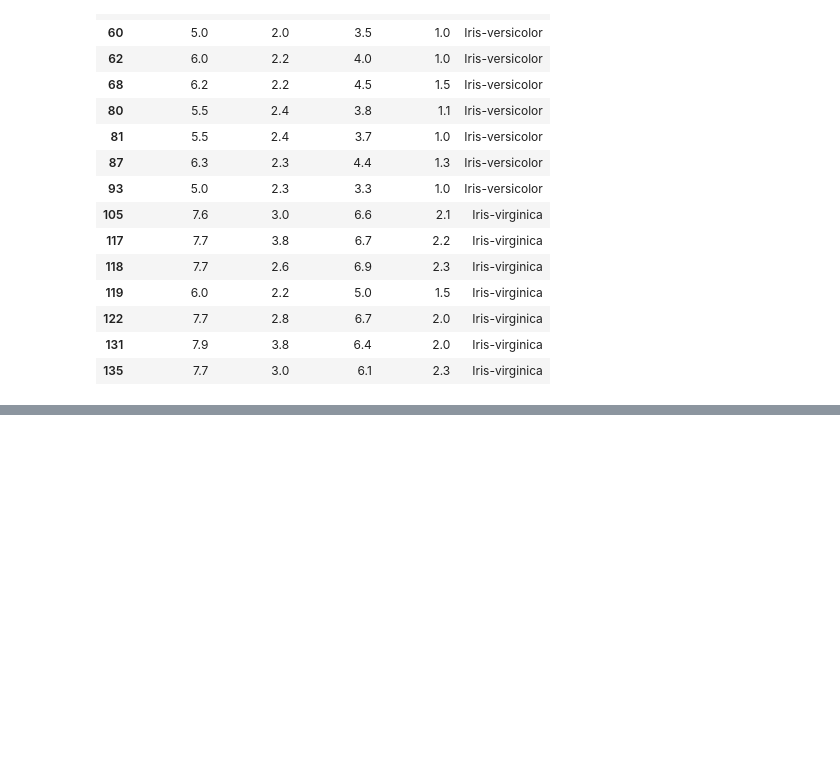
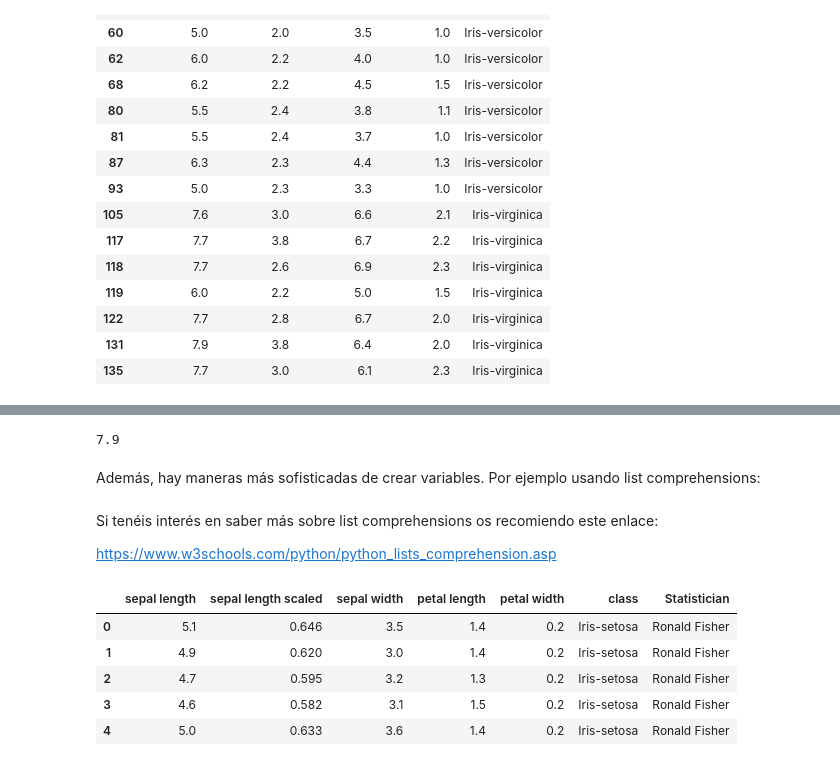
Before and after one commit to angelbujalance/Formacion-Pandas, a Jupyter notebook: formacion_pandas_acc-song.ipynb, the cells around one changed output, grey strips where cells are left out. Cells and saved outputs as stored; diff of their text form; code cells hidden in the pictures; blank space fills up the shorter version.

```diff
--- a/formacion_pandas_acc-song.ipynb
+++ b/formacion_pandas_acc-song.ipynb
@@ -447,0 +456,3 @@ iris.loc[(iris['sepal width'] < 2.5) | (iris['sepal length'] > 7.5)]
+# %%
+iris['Statistician'] = 'Ronald Fisher'
+iris.head()
@@ -447,0 +466,23 @@ iris.loc[(iris['sepal width'] < 2.5) | (iris['sepal length'] > 7.5)]
+# %%
+iris['sepal length'].max()
+# %% [output]
+7.9
+# %% [markdown]
+Además, hay maneras más sofisticadas de crear variables. Por ejemplo usando list comprehensions:
+# %%
+iris.insert(1, 'sepal length scaled',
+            [round(i/iris['sepal length'].max(), 3)
+                for i in iris['sepal length']])
+# %% [markdown]
+Si tenéis interés en saber más sobre list comprehensions os recomiendo este enlace:
+
+https://www.w3schools.com/python/python_lists_comprehension.asp
+# %%
+iris.head()
+# %% [output]
+|  | sepal length | sepal length scaled | sepal width | petal length | petal width | class | Statistician |
+| 0 | 5.1 | 0.646 | 3.5 | 1.4 | 0.2 | Iris-setosa | Ronald Fisher |
+| 1 | 4.9 | 0.620 | 3.0 | 1.4 | 0.2 | Iris-setosa | Ronald Fisher |
+| 2 | 4.7 | 0.595 | 3.2 | 1.3 | 0.2 | Iris-setosa | Ronald Fisher |
+| 3 | 4.6 | 0.582 | 3.1 | 1.5 | 0.2 | Iris-setosa | Ronald Fisher |
+| 4 | 5.0 | 0.633 | 3.6 | 1.4 | 0.2 | Iris-setosa | Ronald Fisher |
```
Also changed, not shown: parts of 9 cells of this notebook.
